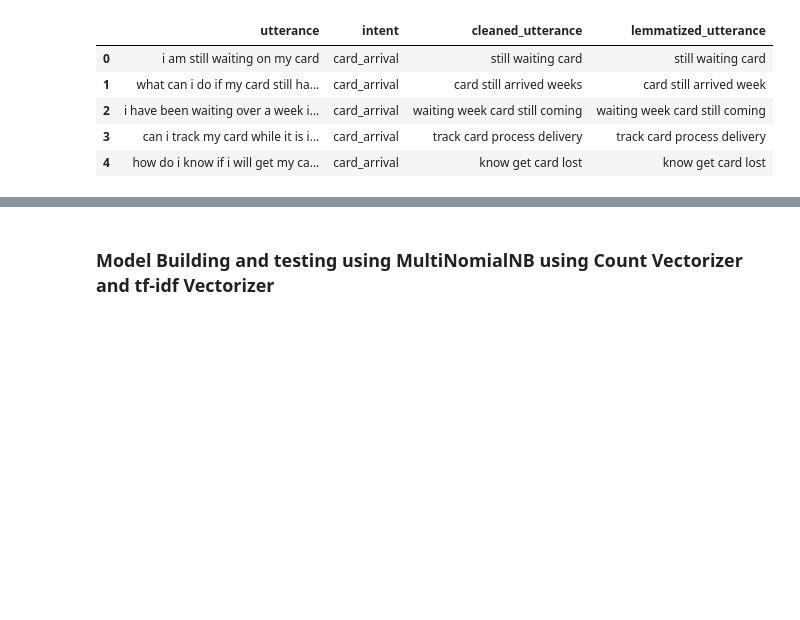
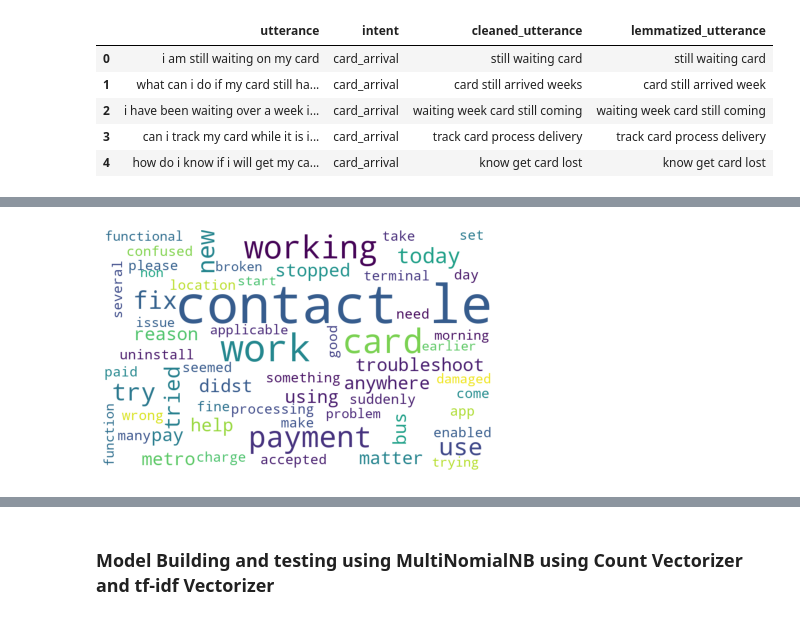
Before and after one commit to Seems1268/Topic_Analysis, a Jupyter notebook: Topic_Analysis.ipynb, the cells around one changed output, grey strips where cells are left out. Cells and saved outputs as stored; diff of their text form; code cells hidden in the pictures; blank space fills up the shorter version.

```diff
--- a/Topic_Analysis.ipynb
+++ b/Topic_Analysis.ipynb
@@ -359,0 +385,13 @@ utterances.head()
+# %%
+## word cloud for lowest count intent = 'contactless_not_working	'
+
+intent_text = ""
+for t in utterances[utterances['intent'] == 'contactless_not_working']['lemmatized_utterance']:
+    intent_text += t +" "
+wordCloud = WordCloud(width=800, height=500, background_color='white').generate(intent_text)
+plt.figure(figsize=(7,7))
+plt.imshow(wordCloud)
+plt.axis("Off")
+plt.show()
+# %% [output]
+[figure, added]
```
Also changed, not shown: parts of 52 cells of this notebook.
